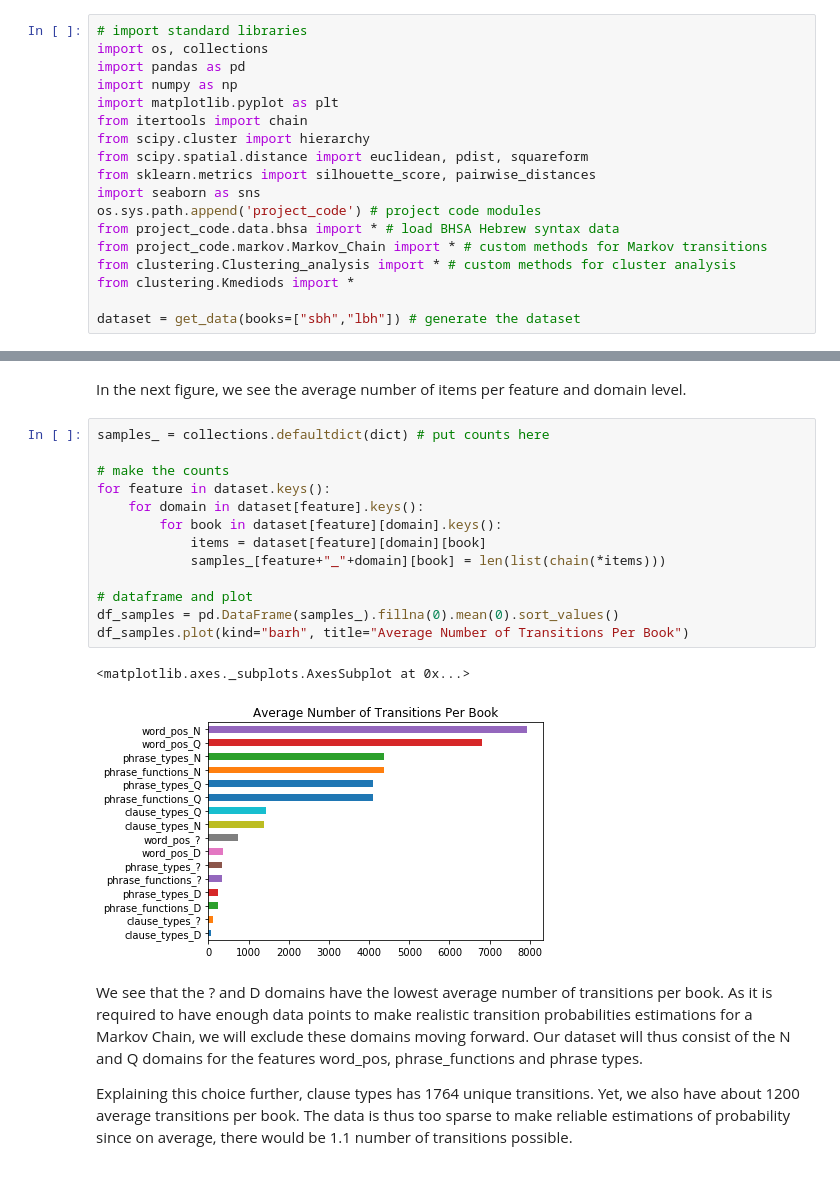
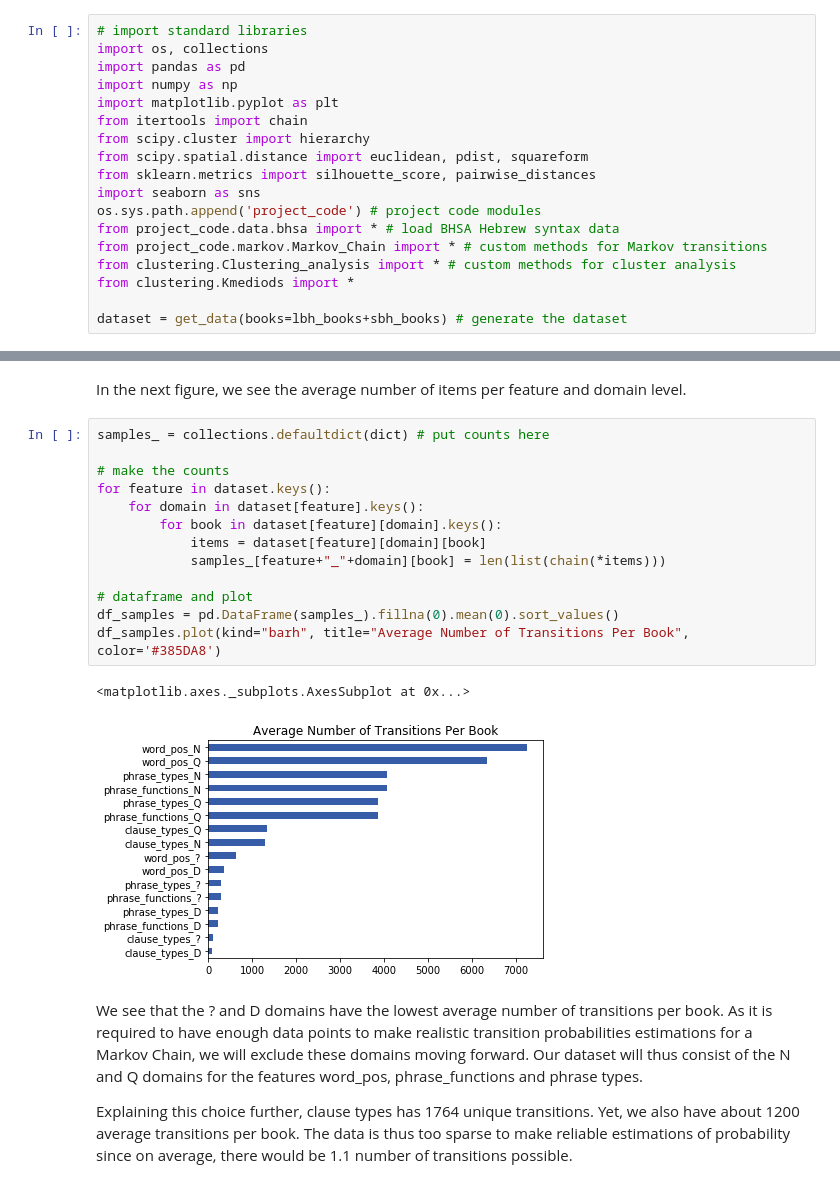
Before and after one commit to ETCBC/Probabilistic_Language_Change, a Jupyter notebook: analysis.ipynb, the cells around one changed output, grey strips where cells are left out. Drawn from its saved outputs; the diff is of its cells as text.

```diff
--- a/analysis.ipynb
+++ b/analysis.ipynb
@@ -144,7 +144,7 @@ from project_code.markov.Markov_Chain import * # custom methods for Markov trans
 from clustering.Clustering_analysis import * # custom methods for cluster analysis
 from clustering.Kmediods import *
 
-dataset = get_data(books=["sbh","lbh"]) # generate the dataset
+dataset = get_data(books=lbh_books+sbh_books) # generate the dataset
 # %% [output]
 **Documentation:** <a target="_blank" href="https://etcbc.github.io/bhsa" title="{provenance of this corpus}">BHSA</a> <a target="_blank" href="https://etcbc.github.io/bhsa/features/hebrew/2017/0_home.html" title="{CORPUS.upper()} feature documentation">Feature docs</a> <a target="_blank" href="https://dans-labs.github.io/text-fabric/Api/Bhsa/" title="BHSA API documentation">BHSA API</a> <a target="_blank" href="https://dans-labs.github.io/text-fabric/Api/General/" title="text-fabric-api">Text-Fabric API 5.5.18</a> <a target="_blank" href="https://dans-labs.github.io/text-fabric/Api/General/#search-templates" title="Search Templates Introduction and Reference">Search Reference</a>
 # %% [markdown]
@@ -186,19 +186,19 @@ In the next figure, we see the average number of items per feature and domain le
 # %%
 samples_ = collections.defaultdict(dict) # put counts here
 
 # make the counts
 for feature in dataset.keys():
     for domain in dataset[feature].keys():
         for book in dataset[feature][domain].keys():
             items = dataset[feature][domain][book]
             samples_[feature+"_"+domain][book] = len(list(chain(*items)))
 
 # dataframe and plot
 df_samples = pd.DataFrame(samples_).fillna(0).mean(0).sort_values()
-df_samples.plot(kind="barh", title="Average Number of Transitions Per Book")
+df_samples.plot(kind="barh", title="Average Number of Transitions Per Book", color='#385DA8')
 # %% [output]
 <matplotlib.axes._subplots.AxesSubplot at 0x...>
-[figure, old version]
+[figure, new version]
 # %% [markdown]
 We see that the ? and D domains have the lowest average number of transitions per book. As it is required to have enough data points to make realistic transition probabilities estimations for a Markov Chain, we will exclude these domains moving forward. Our dataset will thus consist of the N and Q domains for the features word_pos, phrase_functions and phrase types.
 
```
Also changed, not shown: parts of 27 cells of this notebook, 1 other file.
